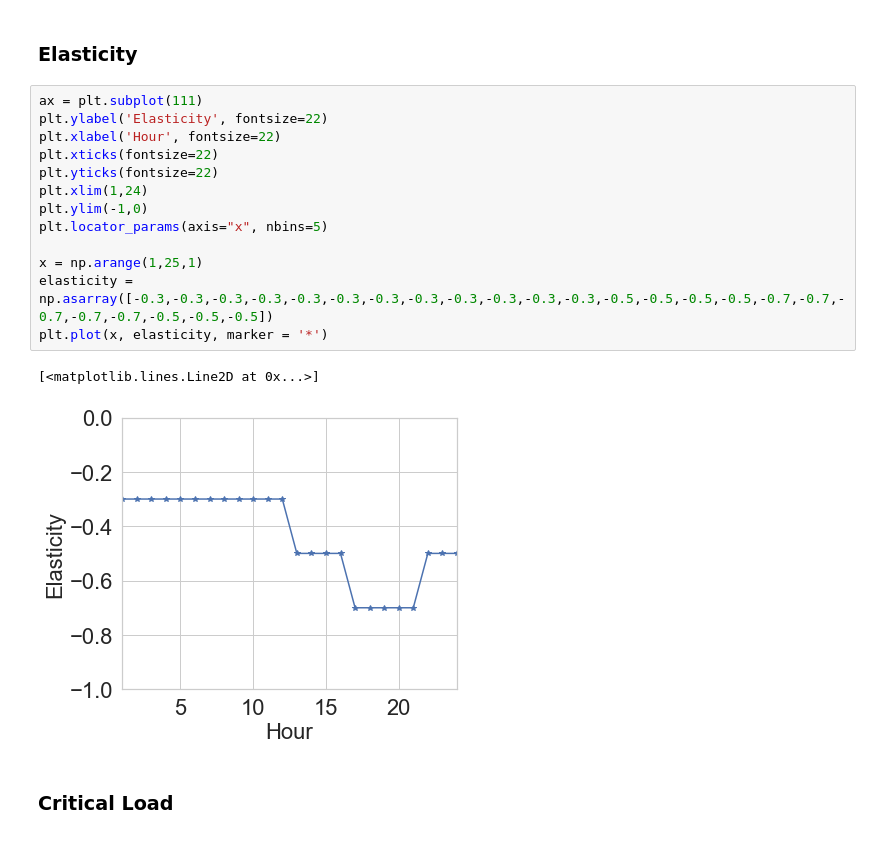
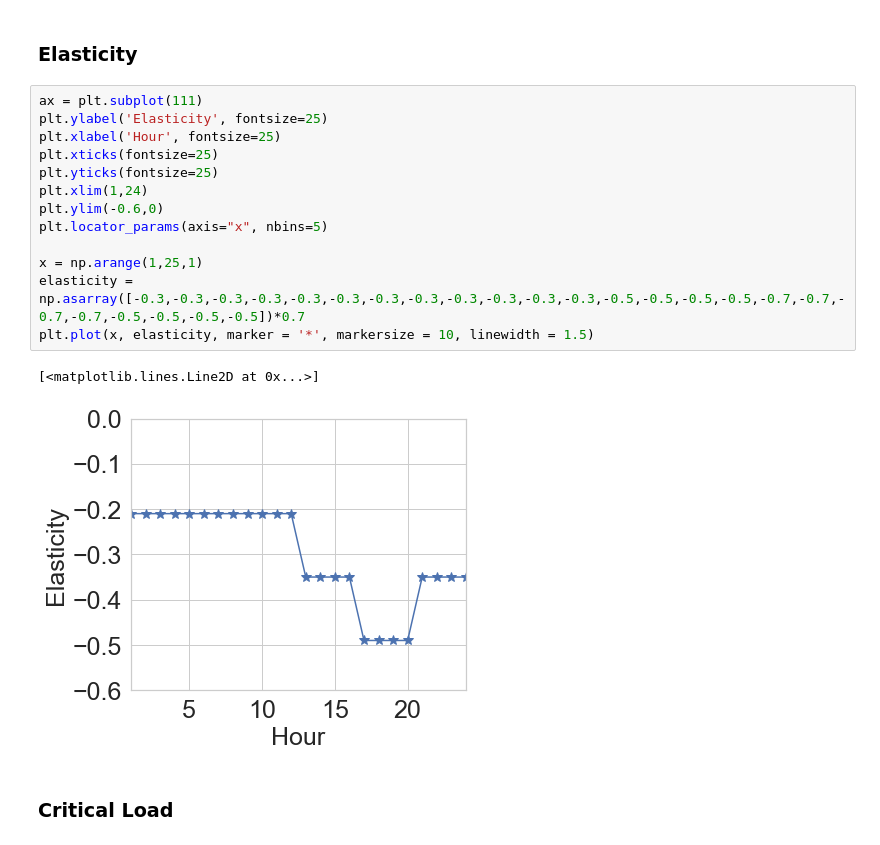
Before and after one commit to kadysongbb/efficient-wpo, a Jupyter notebook: discrete_control/view_setup_and_retail_price_EM.ipynb, the cells around one changed output. Drawn from its saved outputs; the diff is of its cells as text.

```diff
--- a/discrete_control/view_setup_and_retail_price_EM.ipynb
+++ b/discrete_control/view_setup_and_retail_price_EM.ipynb
@@ -29,20 +29,20 @@ plt.plot(x, wholesale_price, marker = '*')
 ### Elasticity
 # %%
 ax = plt.subplot(111)
-plt.ylabel('Elasticity', fontsize=22)
-plt.xlabel('Hour', fontsize=22)
-plt.xticks(fontsize=22)
-plt.yticks(fontsize=22)
+plt.ylabel('Elasticity', fontsize=25)
+plt.xlabel('Hour', fontsize=25)
+plt.xticks(fontsize=25)
+plt.yticks(fontsize=25)
 plt.xlim(1,24)
-plt.ylim(-1,0)
+plt.ylim(-0.6,0)
 plt.locator_params(axis="x", nbins=5)
 
 x = np.arange(1,25,1)
-elasticity = np.asarray([-0.3,-0.3,-0.3,-0.3,-0.3,-0.3,-0.3,-0.3,-0.3,-0.3,-0.3,-0.3,-0.5,-0.5,-0.5,-0.5,-0.7,-0.7,-0.7,-0.7,-0.7,-0.5,-0.5,-0.5])
-plt.plot(x, elasticity, marker = '*')
+elasticity = np.asarray([-0.3,-0.3,-0.3,-0.3,-0.3,-0.3,-0.3,-0.3,-0.3,-0.3,-0.3,-0.3,-0.5,-0.5,-0.5,-0.5,-0.7,-0.7,-0.7,-0.7,-0.5,-0.5,-0.5,-0.5])*0.7
+plt.plot(x, elasticity, marker = '*', markersize = 10, linewidth = 1.5)
 # %% [output]
 [<matplotlib.lines.Line2D at 0x...>]
-[figure, old version]
+[figure, new version]
 # %% [markdown]
 ### Critical Load
 # %%
```
Also changed, not shown: parts of 13 cells of this notebook, 3 other files.
